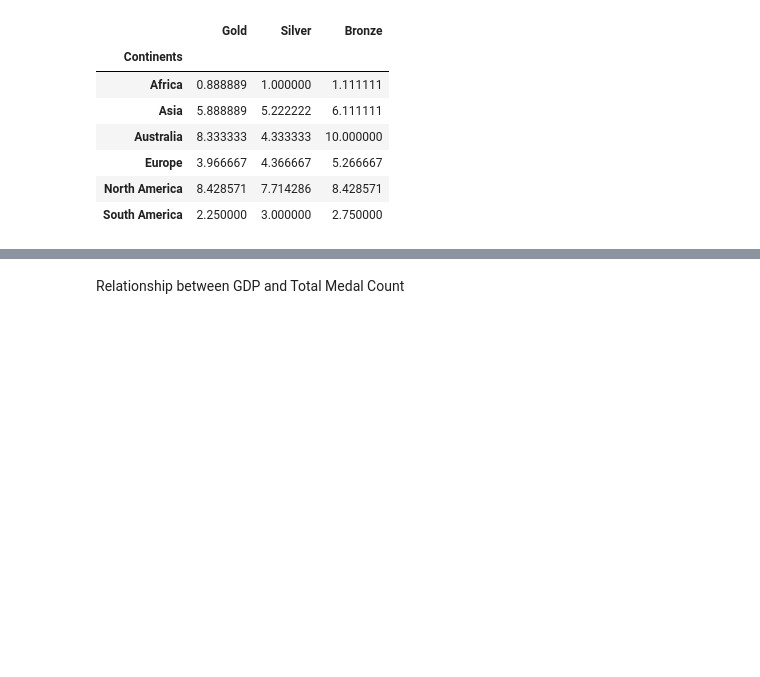
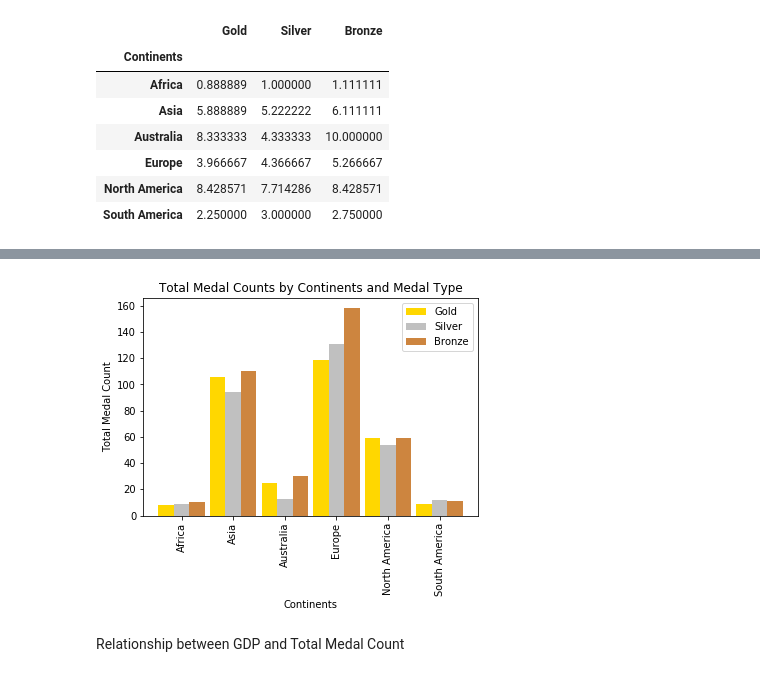
Before and after one commit to hyunsukr/DS5100-Final, a Jupyter notebook: analysis/jupyter_notebooks/eda.ipynb, the cells around one changed output, grey strips where cells are left out. Cells and saved outputs as stored; diff of their text form; code cells hidden in the pictures; blank space fills up the shorter version.

Commit message:
add population and total medal count

```diff
--- a/analysis/jupyter_notebooks/eda.ipynb
+++ b/analysis/jupyter_notebooks/eda.ipynb
@@ -72,0 +73,3 @@ plt.show()
+# %%
+continent_medals_tot = df.groupby("Continents")["Gold","Silver","Bronze"].sum()
+continent_medals_tot
@@ -73,3 +85,25 @@ plt.show()
+# %%
+N = len(continent_medals_tot)
+gold = continent_medals_tot["Gold"]
+silver = continent_medals_tot["Silver"]
+bronze = continent_medals_tot["Bronze"]
+
+ind = np.arange(N)
+width = 0.3
+plt.bar(ind, gold, width, label='Gold', color="Gold")
+plt.bar(ind + width, silver, width,label='Silver', color="Silver")
+plt.bar(ind + width + width, bronze, width,label='Bronze', color="#CD853F")
+
+plt.ylabel('Total Medal Count')
+plt.title('Total Medal Counts by Continents and Medal Type')
+plt.xlabel('Continents')
+
+plt.xticks(ind + width, continent_medals.index, rotation='vertical')
+plt.legend(loc='best')
+plt.savefig('../resources/medal_summary_by_cont_total.png')
+plt.show()
+# %% [output]
+[figure, added]
 # %% [markdown]
 Relationship between GDP and Total Medal Count
 # %%
```
Also changed, not shown: parts of 6 cells of this notebook, 5 other files.
